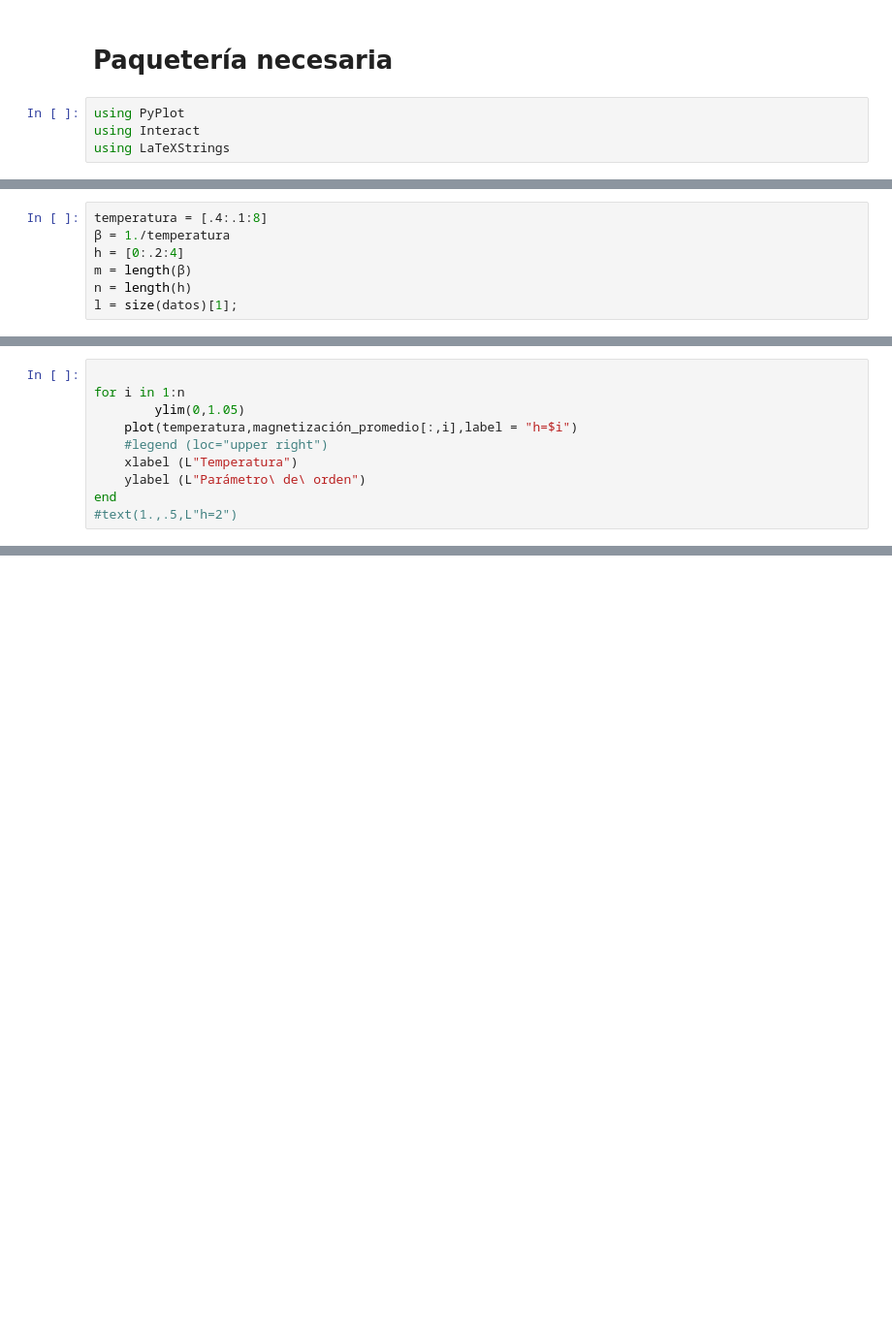
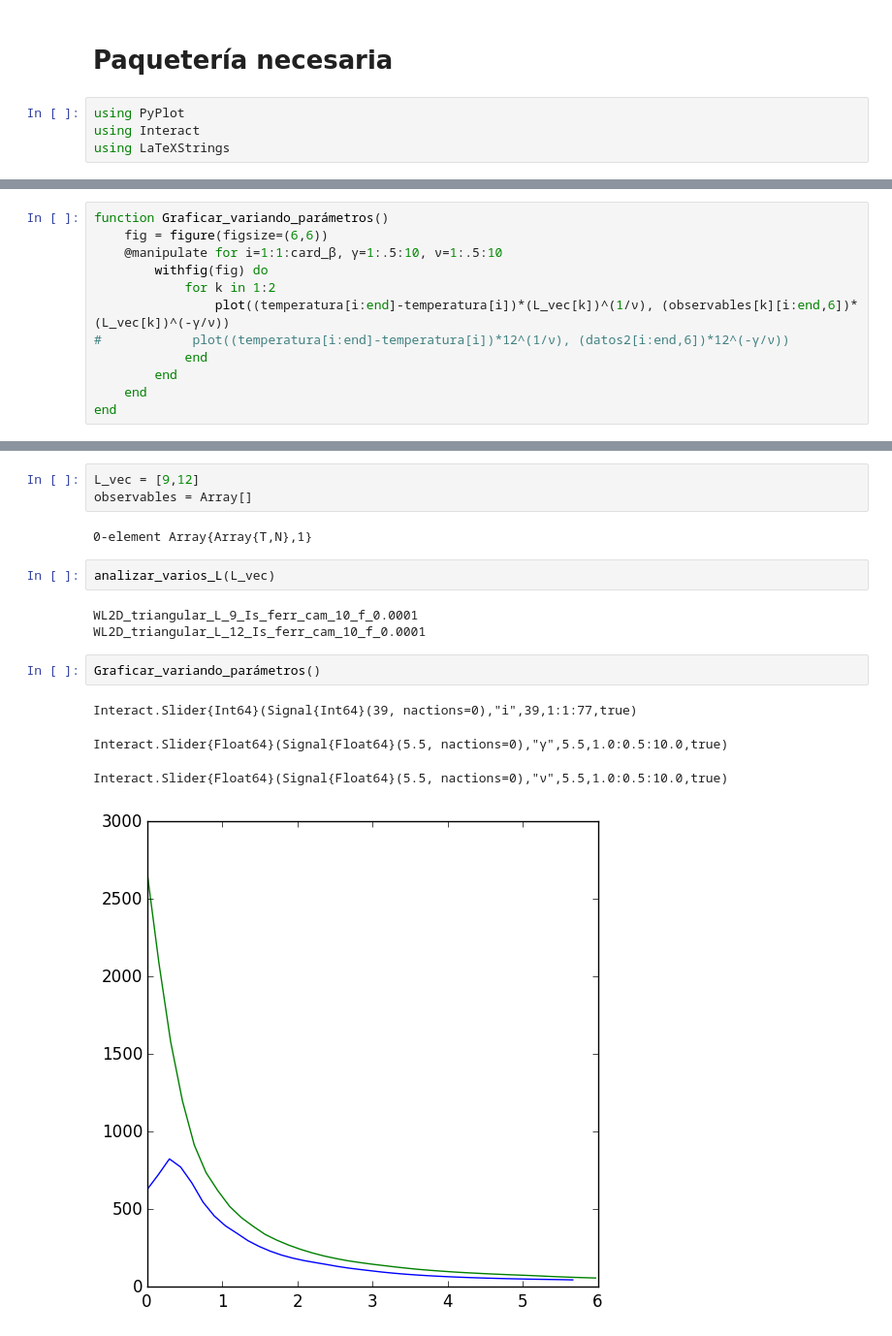
Before and after one commit to lenriqc/Wang-Landau-Clases, a Jupyter notebook: Analisis_de_datos.ipynb, the cells around one changed output, grey strips where cells are left out. Shown at 97% size. Drawn from its saved outputs; the diff is of its cells as text; blank space fills up the shorter version.

```diff
--- a/Analisis_de_datos.ipynb
+++ b/Analisis_de_datos.ipynb
@@ -21,7 +6,0 @@ sistema =  readdlm("Datos_del_sistema_$(caracterizacion).txt")
-# %%
-temperatura = [.4:.1:8]
-β = 1./temperatura
-h = [0:.2:4]
-m = length(β)
-n = length(h)
-l = size(datos)[1];
@@ -147,10 +111,0 @@ savefig("Magnetizacion_$(caracterizacion)_h_$(int(h[entrada]*10))E-1.pdf")
-# %%
-
-for i in 1:n
-        ylim(0,1.05)
-    plot(temperatura,magnetización_promedio[:,i],label = "h=$i")
-    #legend (loc="upper right")
-    xlabel (L"Temperatura")
-    ylabel (L"Parámetro\ de\ orden")
-end
-#text(1.,.5,L"h=2")
@@ -253,0 +228,12 @@ savefig("entropia_exacta_vs_entropia_sim_L_$L.pdf")
+# %%
+function Graficar_variando_parámetros()
+    fig = figure(figsize=(6,6))
+    @manipulate for i=1:1:card_β, γ=1:.5:10, ν=1:.5:10
+        withfig(fig) do
+            for k in 1:2
+                plot((temperatura[i:end]-temperatura[i])*(L_vec[k])^(1/ν), (observables[k][i:end,6])*(L_vec[k])^(-γ/ν))
+#            plot((temperatura[i:end]-temperatura[i])*12^(1/ν), (datos2[i:end,6])*12^(-γ/ν))
+            end
+        end
+    end
+end
@@ -253,0 +285,17 @@ savefig("entropia_exacta_vs_entropia_sim_L_$L.pdf")
+# %%
+L_vec = [9,12]
+observables = Array[]
+# %% [output]
+0-element Array{Array{T,N},1}
+# %%
+analizar_varios_L(L_vec)
+# %% [output]
+WL2D_triangular_L_9_Is_ferr_cam_10_f_0.0001
+WL2D_triangular_L_12_Is_ferr_cam_10_f_0.0001
+# %%
+Graficar_variando_parámetros()
+# %% [output]
+Interact.Slider{Int64}(Signal{Int64}(39, nactions=0),"i",39,1:1:77,true)
+Interact.Slider{Float64}(Signal{Float64}(5.5, nactions=0),"γ",5.5,1.0:0.5:10.0,true)
+Interact.Slider{Float64}(Signal{Float64}(5.5, nactions=0),"ν",5.5,1.0:0.5:10.0,true)
+[figure, added]
```
Also changed, not shown: parts of 72 cells of this notebook.
